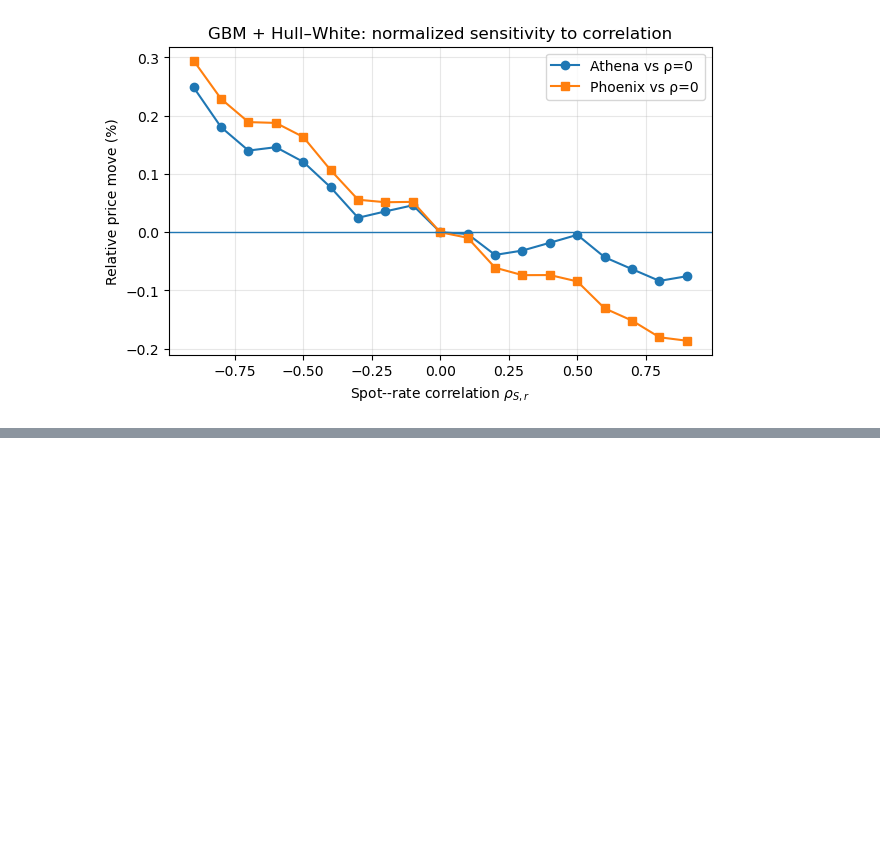
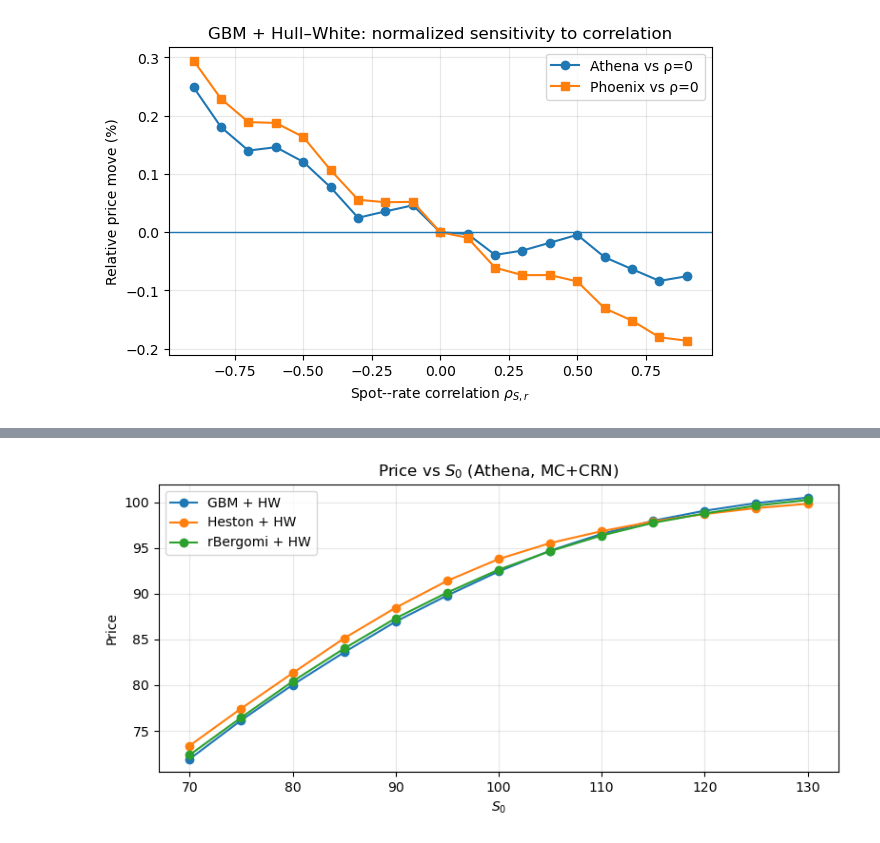
Before and after one commit to DusBaja/Pricing-Rough-Volatility, a Jupyter notebook: ModelComparison.ipynb, the cells around one changed output, grey strips where cells are left out. Cells and saved outputs as stored; diff of their text form; code cells hidden in the pictures; blank space fills up the shorter version.

Commit message:
final commits with plots for the report

```diff
--- a/ModelComparison.ipynb
+++ b/ModelComparison.ipynb
@@ -423,0 +1024,97 @@ plt.show()
+# %%
+import numpy as np
+import pandas as pd
+import matplotlib.pyplot as plt
+import copy
+
+
+def greeks_for_model(model, product, hs=0.005, hv=0.01):
+    rng_state = copy.deepcopy(model.rng.bit_generator.state)
+    V0, se0 = pricer.price(product, model, rng_state=rng_state)
+
+
+    Vm, _ = pricer.price(product, bump_spot(model, -hs), rng_state=rng_state)
+    Vp, _ = pricer.price(product, bump_spot(model, +hs), rng_state=rng_state)
+    S0 = float(model.s0)
+    hS = hs * S0
+    delta = (Vp - Vm) / (2.0 * hS)
+    gamma = (Vp - 2.0 * V0 + Vm) / (hS * hS)
+
+
+    m_vm, knob = bump_vol_knob(model, -hv)
+    m_vp, _    = bump_vol_knob(model, +hv)
+    Vvm, _ = pricer.price(product, m_vm, rng_state=rng_state)
+    Vvp, _ = pricer.price(product, m_vp, rng_state=rng_state)
+    vega  = (Vvp - Vvm) / (2.0 * hv)
+    volga = (Vvp - 2.0 * V0 + Vvm) / (hv * hv)
+
+
+    m_sp = bump_spot(model, +hs)
+    m_sm = bump_spot(model, -hs)
+    m_sp_vp, _ = bump_vol_knob(m_sp, +hv)
+    m_sp_vm, _ = bump_vol_knob(m_sp, -hv)
+    m_sm_vp, _ = bump_vol_knob(m_sm, +hv)
+    m_sm_vm, _ = bump_vol_knob(m_sm, -hv)
+
+    V_sp_vp, _ = pricer.price(product, m_sp_vp, rng_state=rng_state)
+    V_sp_vm, _ = pricer.price(product, m_sp_vm, rng_state=rng_state)
+    V_sm_vp, _ = pricer.price(product, m_sm_vp, rng_state=rng_state)
+    V_sm_vm, _ = pricer.price(product, m_sm_vm, rng_state=rng_state)
+    vanna = (V_sp_vp - V_sp_vm - V_sm_vp + V_sm_vm) / (4.0 * hS * hv)
+
+    # Theta (backward, one grid step)
+    dt = 1.0 / float(model.steps_per_year)
+    T0 = float(product.maturity_years)
+    prod_m = make_athena(T=max(1e-6, T0 - dt))
+    V_Tm, _ = pricer.price(prod_m, model, rng_state=rng_state)
+    theta = (V0 - V_Tm) / dt  # dV/dT approx
+
+    return {"Price": V0, "Delta": delta, "Gamma": gamma,
+            "Vega": vega, "Theta": theta, "Vanna": vanna, "Volga": volga}
+
+
+S_GRID = np.linspace(70, 130, 13)
+
+model_builders = {
+    "GBM + HW":      lambda s: make_model("gbm_hw",    n_paths=30_000, steps=52, seed=12345, rho_sr=0.0) if False else None,
+    "Heston + HW":   lambda s: make_model("heston_hw", n_paths=30_000, steps=52, seed=12345, rho_sr=0.0) if False else None,
+    "rBergomi + HW": lambda s: make_model("rbergomi_hw", n_paths=30_000, steps=52, seed=12345, rho_sr=0.0) if False else None,
+}
+
+
+base_models = {
+    "GBM + HW": make_model("gbm_hw", n_paths=30_000, steps=52, seed=12345, rho_sr=0.0),
+    "Heston + HW": make_model("heston_hw", n_paths=30_000, steps=52, seed=12345, rho_sr=0.0),
+    "rBergomi + HW": make_model("rbergomi_hw", n_paths=30_000, steps=52, seed=12345, rho_sr=0.0),
+}
+
+product = make_athena(T=5.0)
+
+rows = []
+for S0 in S_GRID:
+    for name, base in base_models.items():
+        m = copy.deepcopy(base)
+        m.s0 = float(S0)
+        out = greeks_for_model(m, product, hs=0.005, hv=0.01)
+        out["Model"] = name
+        out["S0"] = float(S0)
+        rows.append(out)
+
+dfS = pd.DataFrame(rows)
+
+
+greeks = ["Price","Delta","Gamma","Vega","Theta","Vanna","Volga"]
+for g in greeks:
+    plt.figure(figsize=(8,4))
+    for name in dfS["Model"].unique():
+        sub = dfS[dfS["Model"] == name].sort_values("S0")
+        plt.plot(sub["S0"], sub[g], marker="o", label=name)
+    plt.xlabel("$S_0$")
+    plt.ylabel(g)
+    plt.title(f"{g} vs $S_0$ (Athena, MC+CRN)")
+    plt.grid(True, alpha=0.3)
+    plt.legend()
+    plt.tight_layout()
+    plt.show()
+# %% [output]
+[figure, added]
```
Also changed, not shown: parts of 9 cells of this notebook.
